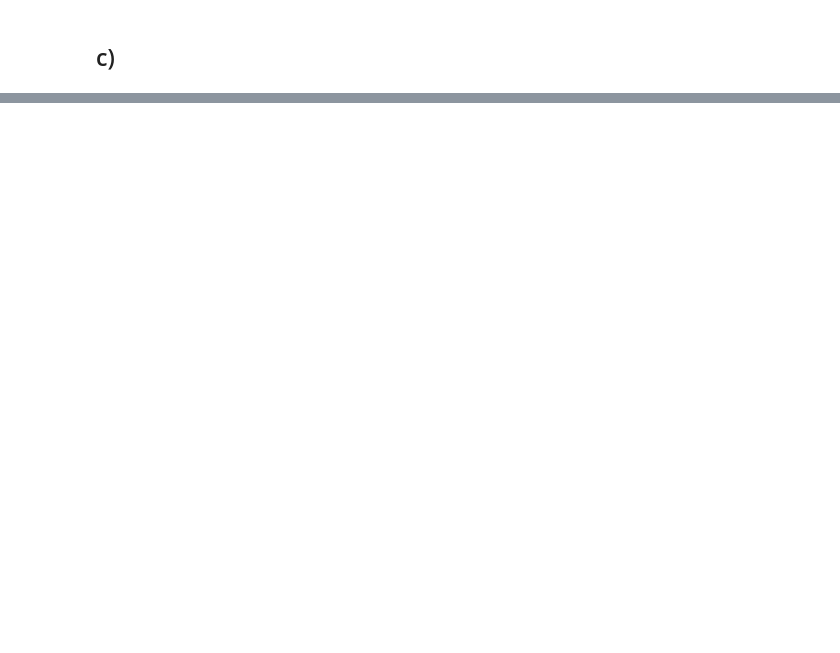
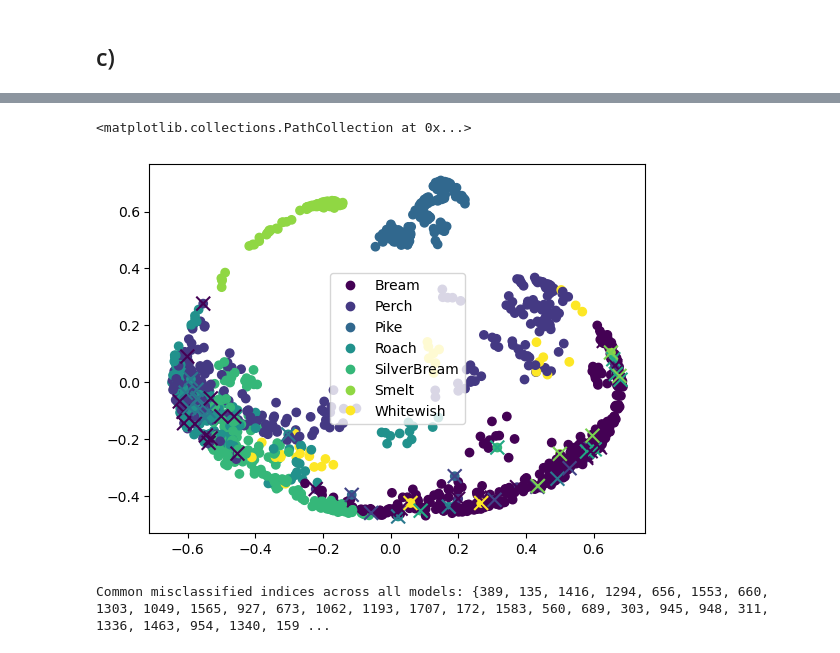
Before and after one commit to rikardradovac/mve441, a Jupyter notebook: question1.ipynb, the cells around one changed output, grey strips where cells are left out. Drawn from its saved outputs; the diff is of its cells as text; code cells hidden in the pictures; blank space fills up the shorter version.

```diff
--- a/question1.ipynb
+++ b/question1.ipynb
@@ -1020,0 +1571,30 @@ aggregate_and_plot_results(all_runs)
+# %%
+
+class_names_map = {name: idx for idx, name in enumerate(sorted(set(y.unique())))}
+
+class_names = [class_names_map[name] for name in y_train]
+
+scatter = plt.scatter(X_pca[:, 0], X_pca[:, 1], c=class_names)
+#add legend for class names
+plt.legend(handles=scatter.legend_elements()[0], labels=class_names_map.keys())
+
+mis_names = [class_names_map[y_train[name]] for name in common_misclassified]
+
+plt.scatter(X_pca[misclassified_indices, 0], X_pca[misclassified_indices, 1], c=mis_names, s=100, label='Misclassified', marker='x')
+# %% [output]
+<matplotlib.collections.PathCollection at 0x...>
+[figure, added]
+# %%
+misclassified_indices = {clf: set(idx for misclassified_list in result['misclassified'] for idx in misclassified_list)
+                         for clf, result in results.items()}
+# # Find common misclassifications
+common_misclassified = set.intersection(*misclassified_indices.values())
+
+# Print common misclassified indices
+print(f"Common misclassified indices across all models: {common_misclassified}")
+
+
+# Optionally, if you want to save these indices for further analysis
+common_misclassified = list(common_misclassified)
+# %% [output]
+Common misclassified indices across all models: {389, 135, 1416, 1294, 656, 1553, 660, 1303, 1049, 1565, 927, 673, 1062, 1193, 1707, 172, 1583, 560, 689, 303, 945, 948, 311, 1336, 1463, 954, 1340, 159 ...
```
Also changed, not shown: parts of 37 cells of this notebook, 10 other files.
